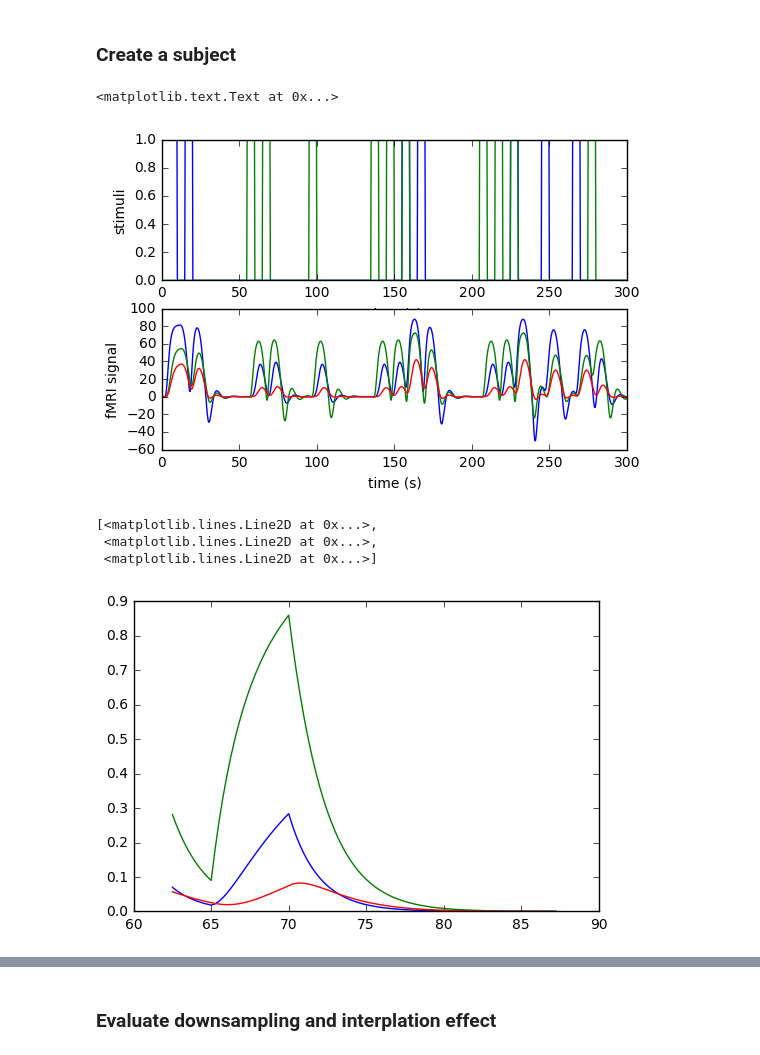
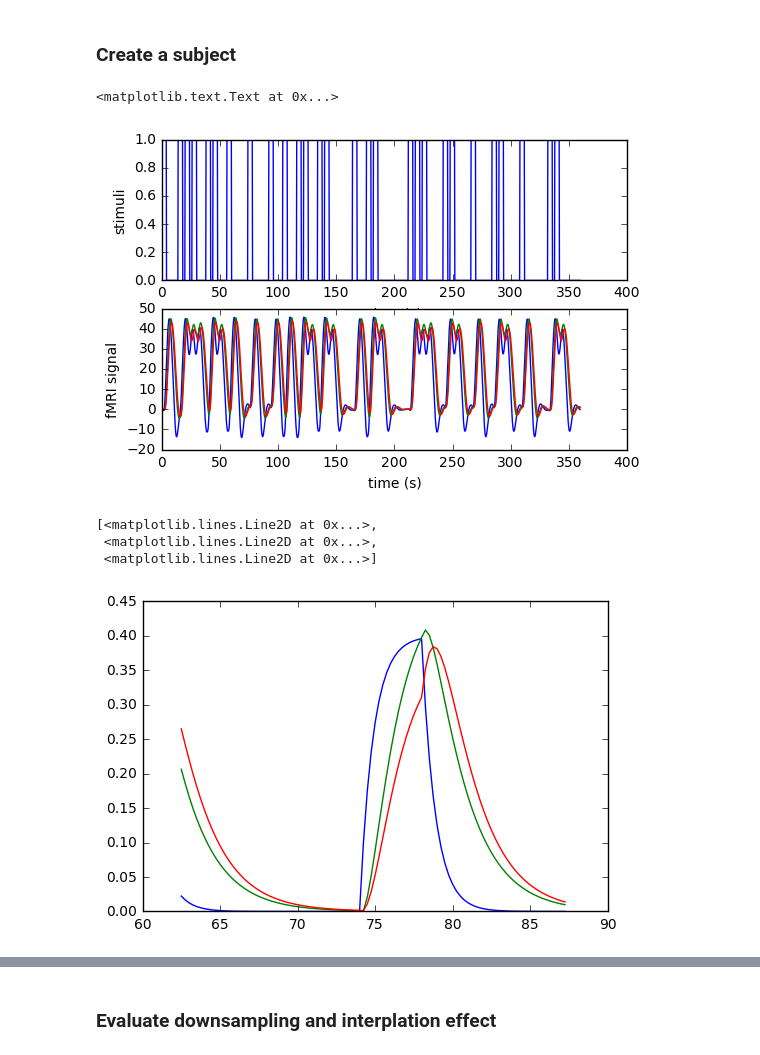
Before and after one commit to YuanWangOnward/DCM_RNN, a Jupyter notebook: build_DCM_RNN.ipynb, the cells around one changed output, grey strips where cells are left out. Cells and saved outputs as stored; diff of their text form; code cells hidden in the pictures.

Commit message:
routine
1. bug fixed: set subject type

```diff
--- a/build_DCM_RNN.ipynb
+++ b/build_DCM_RNN.ipynb
@@ -24,26 +26,26 @@ importlib.reload(population)
 # %%
-s=population.get_a_subject()
-m=CBI.configure_a_scanner(t_delta=0.25,n_stimuli=2)
+s=population.get_a_subject(sub_type='standard')
+m=CBI.configure_a_scanner(t_delta=0.25,n_stimuli=1)
 u,y,x,h=m.quick_scan(s,return_x=True,return_h=True)
-# tmp=s.show_all_variable_value(True)
+parameter_true=s.show_all_variable_value(False)
 plt.subplot(211)
 plt.plot(np.arange(m.n_time_point)*m.t_delta,u.transpose())
 plt.xlabel('time (s)')
 plt.ylabel('stimuli')
 plt.subplot(212)
 plt.plot(np.arange(m.n_time_point)*m.t_delta,y[:,0,:].transpose())
 plt.xlabel('time (s)')
 plt.ylabel('fMRI signal')
 # %% [output]
 <matplotlib.text.Text at 0x...>
-[figure, old version]
+[figure, new version]
 # %%
 plt.plot(np.arange(250,350)*m.t_delta,x[:,0,250:350].transpose())
 # %% [output]
 [<matplotlib.lines.Line2D at 0x...>,
  <matplotlib.lines.Line2D at 0x...>,
  <matplotlib.lines.Line2D at 0x...>]
-[figure, old version]
+[figure, new version]
 # %%
 #plt.plot(np.arange(m.n_time_point),y[0,:,:].transpose())
 plt.plot(np.arange(200,400),y[0,:,200:400].transpose())
```
Also changed, not shown: parts of 27 cells of this notebook, 5 other files.
